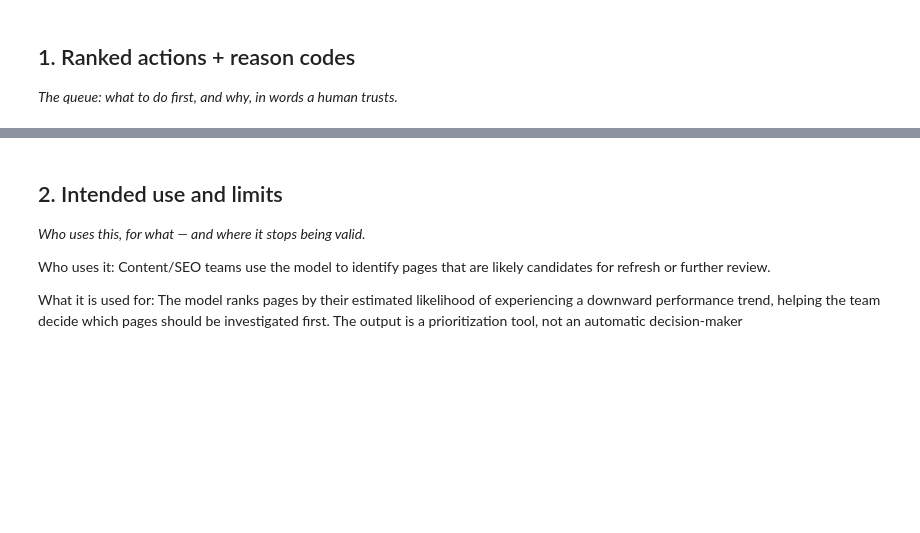
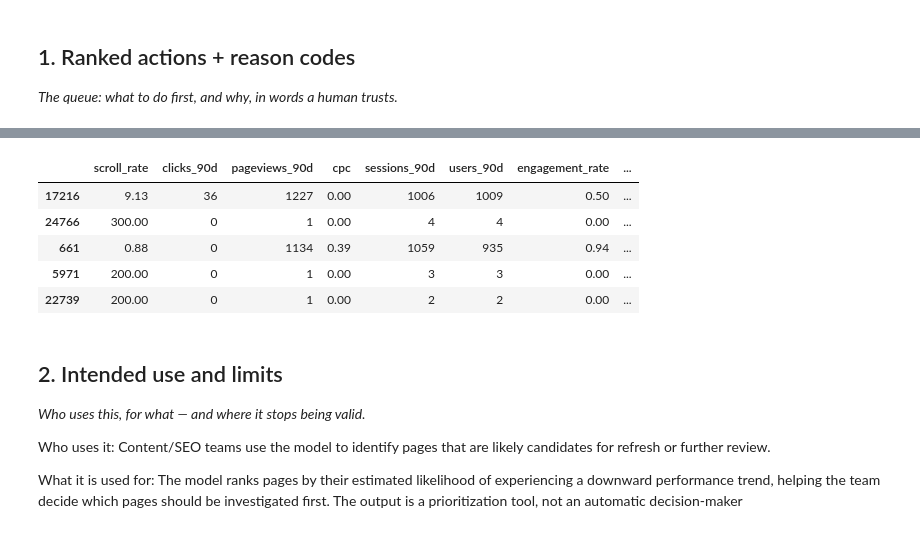
Before and after one commit to wilsonmarundaa-netizen/updated-flyRank-intern, a Jupyter notebook: work/notebooks/w07_action_playbook.ipynb, the cells around one changed output, grey strips where cells are left out. Cells and saved outputs as stored; diff of their text form; code cells hidden in the pictures; blank space fills up the shorter version.

```diff
--- a/work/notebooks/w07_action_playbook.ipynb
+++ b/work/notebooks/w07_action_playbook.ipynb
@@ -27,13 +91,22 @@ ranked_queue = results.sort_values(
 # %%
-ranked_queue["action"] = ranked_queue["prediction"].map({
+ranked_queue["action"] = ranked_queue["model_predictions"].map({
     1: "Refresh",
     0: "Monitoring"
 })
 # %%
-ranked_queue["reason_code"] = ranked_queue["prediction"].map({
+ranked_queue["reason_code"] = ranked_queue["model_predictions"].map({
     1: "Predicted_Downtrend",
     0: "No_Downtrend_Signal"
 })
+# %%
+ranked_queue.head()
+# %% [output]
+|  | scroll_rate | clicks_90d | pageviews_90d | cpc | sessions_90d | users_90d | engagement_rate | ... |
+| 17216 | 9.13 | 36 | 1227 | 0.00 | 1006 | 1009 | 0.50 | ... |
+| 24766 | 300.00 | 0 | 1 | 0.00 | 4 | 4 | 0.00 | ... |
+| 661 | 0.88 | 0 | 1134 | 0.39 | 1059 | 935 | 0.94 | ... |
+| 5971 | 200.00 | 0 | 1 | 0.00 | 3 | 3 | 0.00 | ... |
+| 22739 | 200.00 | 0 | 1 | 0.00 | 2 | 2 | 0.00 | ... |
 # %% [markdown]
 ## 2. Intended use and limits
 
```
Also changed, not shown: parts of 9 cells of this notebook.
